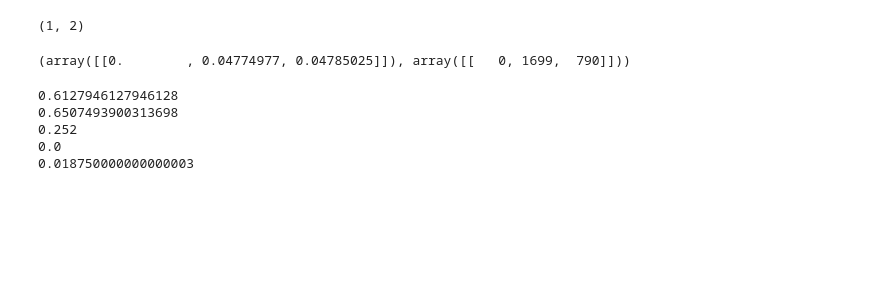
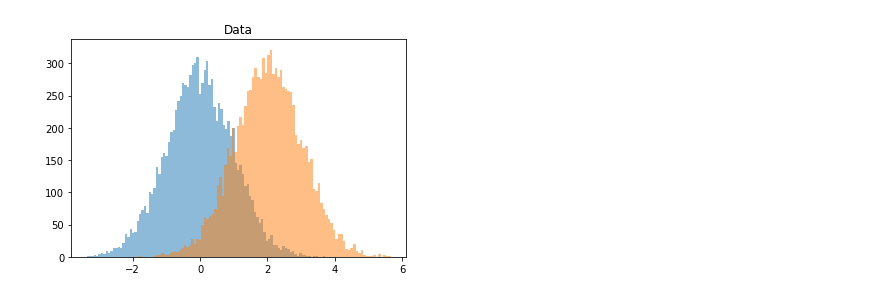
Before and after one commit to pkadambi/coreset, a Jupyter notebook: activelearn_distillation.ipynb, the cells around one changed output. Saved outputs shown, nothing was run; the diff lists cells and outputs as text; code cells hidden in the pictures; blank space fills up the shorter version.

```diff
--- a/activelearn_distillation.ipynb
+++ b/activelearn_distillation.ipynb
@@ -30,19 +30,0 @@ neigh = neigh.fit(xdata)
-# %%
-sample = xdata[0, :].reshape(1,-1)
-print(sample.shape)
-# neigh.kneighbors(sample)
-# %% [output]
-(1, 2)
-(array([[0.        , 0.04774977, 0.04785025]]), array([[   0, 1699,  790]]))
-# %%
-print(((2/15)*(7/15)*(13/15))/((3/15)*(11/15)*(9/15)))
-print(.01867/.02869)
-print((4/5)*(3.5/5)*(4.5/5)*.5)
-print((0/3)*(1.5/3)*(3/3)*.3)
-print((1/2)*(1.5/2)*(.5/2)*.2)
-# %% [output]
-0.6127946127946128
-0.6507493900313698
-0.252
-0.0
-0.018750000000000003
@@ -54,0 +76,16 @@ Plot true
+# %%
+def gen_1d_distribution(nclass1, nclass2, xmin=0, xmax=1, offset=.5):
+    pass
+
+# c1 = np.random.uniform(0, 1, (10000,1))
+# c2 = np.random.uniform(0, 1, (10000,1)) + .5
+c1 = np.random.randn(10000,1)
+c2 = np.random.randn(10000,1) + 2
+xdata = np.concatenate([c1, c2])
+ydata = np.concatenate([np.zeros_like(c1), np.ones_like(c2)])
+plt.title('Data')
+plt.hist(c1, alpha=.5, bins=100)
+plt.hist(c2, alpha=.5, bins=100)
+print()
+# %% [output]
+[figure, added]
```
Also changed, not shown: parts of 22 cells of this notebook, 9 other files.
